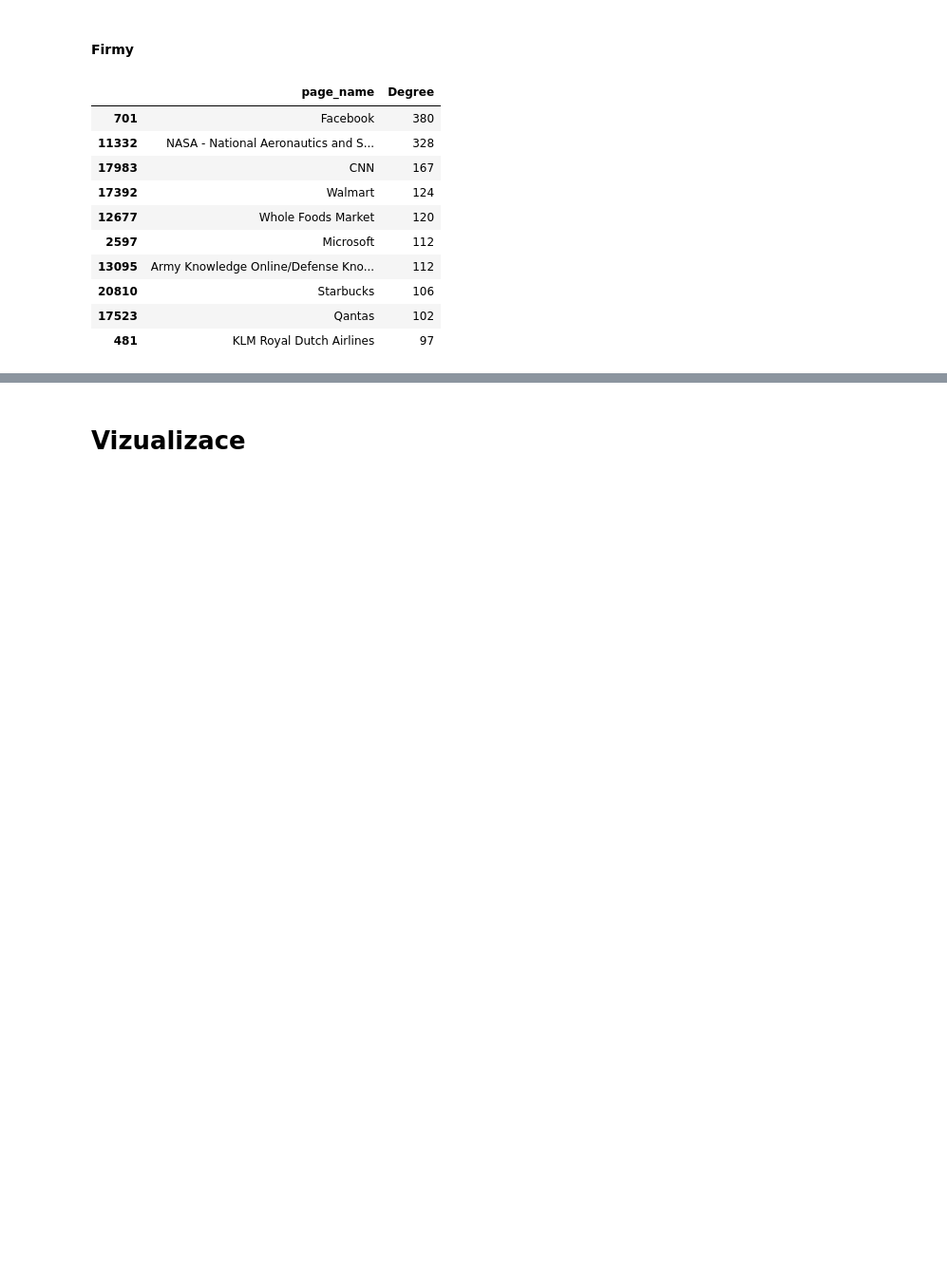
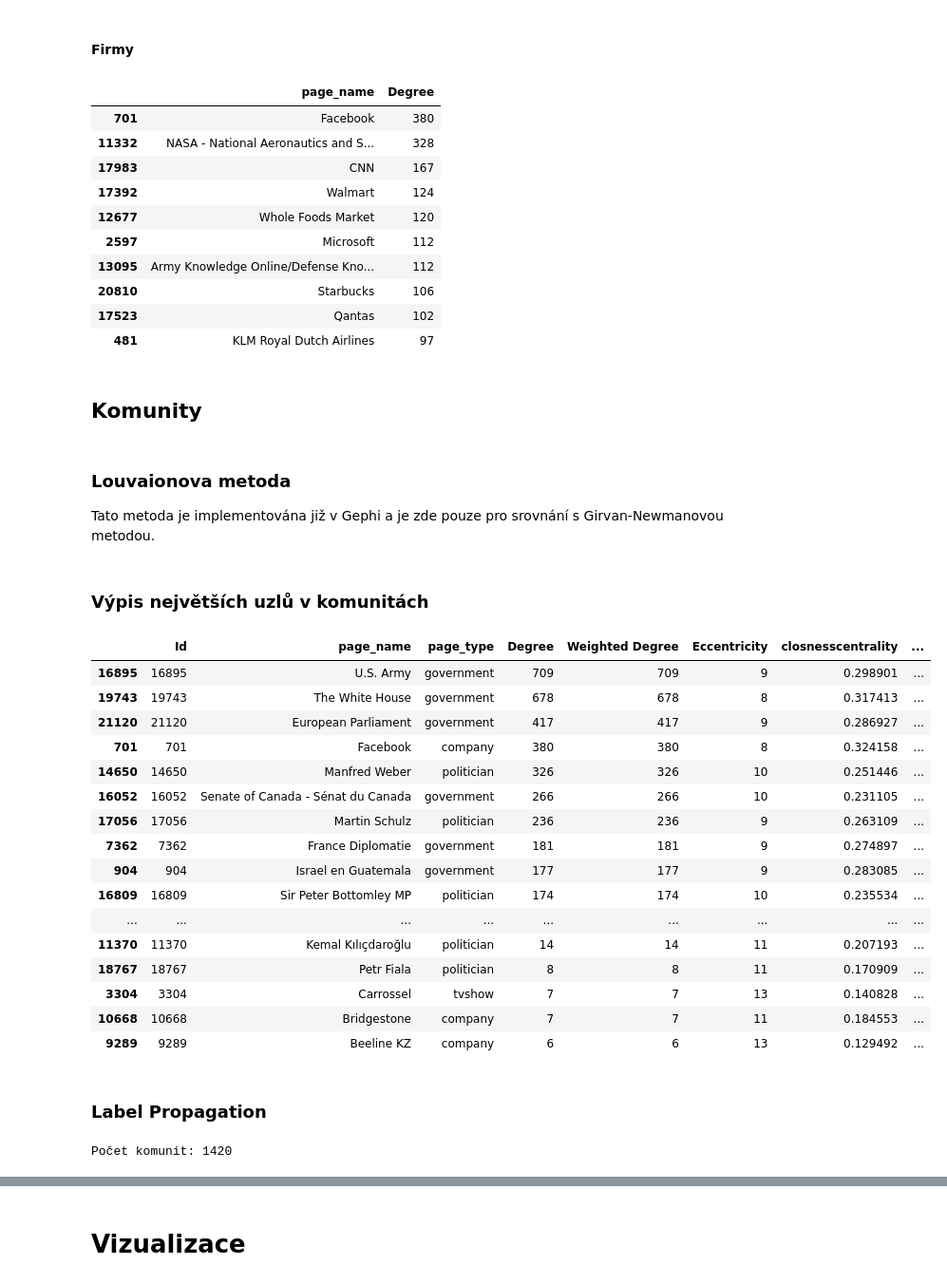
Before and after one commit to SLI0124/metody-analyzy-siti-i, a Jupyter notebook: project/data_visualisation.ipynb, the cells around one changed output, grey strips where cells are left out. Shown at 95% size. Saved outputs shown, nothing was run; the diff lists cells and outputs as text; code cells hidden in the pictures; blank space fills up the shorter version.

```diff
--- a/project/data_visualisation.ipynb
+++ b/project/data_visualisation.ipynb
@@ -216,3 +262,34 @@ print_top_ten('company')
 | 20810 | Starbucks | 106 |
 | 17523 | Qantas | 102 |
 | 481 | KLM Royal Dutch Airlines | 97 |
+# %% [markdown]
+## Komunity
+# %% [markdown]
+### Louvaionova metoda
+
+Tato metoda je implementována již v Gephi a je zde pouze pro srovnání s Girvan-Newmanovou metodou.
+# %% [markdown]
+### Výpis největších uzlů v komunitách
+# %%
+largest_nodes = gephi_df.loc[gephi_df.groupby('modularity_class')['Degree'].idxmax()]
+largest_nodes.sort_values(by='Degree', ascending=False)
+# %% [output]
+|  | Id | page_name | page_type | Degree | Weighted Degree | Eccentricity | closnesscentrality | ... |
+| 16895 | 16895 | U.S. Army | government | 709 | 709 | 9 | 0.298901 | ... |
+| 19743 | 19743 | The White House | government | 678 | 678 | 8 | 0.317413 | ... |
+| 21120 | 21120 | European Parliament | government | 417 | 417 | 9 | 0.286927 | ... |
+| 701 | 701 | Facebook | company | 380 | 380 | 8 | 0.324158 | ... |
+| 14650 | 14650 | Manfred Weber | politician | 326 | 326 | 10 | 0.251446 | ... |
+| 16052 | 16052 | Senate of Canada - Sénat du Canada | government | 266 | 266 | 10 | 0.231105 | ... |
+| 17056 | 17056 | Martin Schulz | politician | 236 | 236 | 9 | 0.263109 | ... |
+| 7362 | 7362 | France Diplomatie | government | 181 | 181 | 9 | 0.274897 | ... |
+| 904 | 904 | Israel en Guatemala | government | 177 | 177 | 9 | 0.283085 | ... |
+| 16809 | 16809 | Sir Peter Bottomley MP | politician | 174 | 174 | 10 | 0.235534 | ... |
+| ... | ... | ... | ... | ... | ... | ... | ... | ... |
+| 11370 | 11370 | Kemal Kılıçdaroğlu | politician | 14 | 14 | 11 | 0.207193 | ... |
+| 18767 | 18767 | Petr Fiala | politician | 8 | 8 | 11 | 0.170909 | ... |
+| 3304 | 3304 | Carrossel | tvshow | 7 | 7 | 13 | 0.140828 | ... |
+| 10668 | 10668 | Bridgestone | company | 7 | 7 | 11 | 0.184553 | ... |
+| 9289 | 9289 | Beeline KZ | company | 6 | 6 | 13 | 0.129492 | ... |
+# %% [markdown]
+### Label Propagation
@@ -218,0 +299,4 @@ print_top_ten('company')
+# %%
+print(f"Počet komunit: {len(communities)}")
+# %% [output]
+Počet komunit: 1420
```
Also changed, not shown: parts of 33 cells of this notebook, 7 other files.
